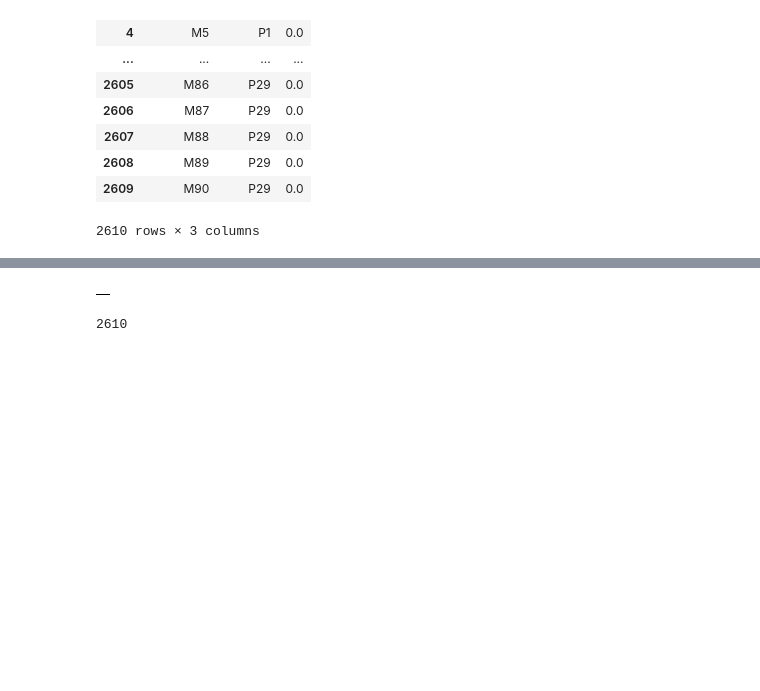
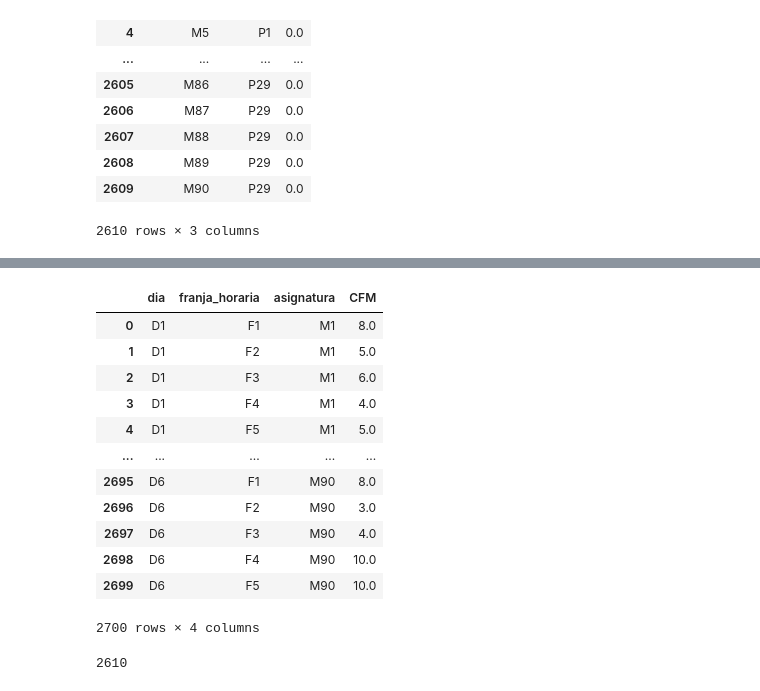
Before and after one commit to hfelizzola/Timetabling-Unisalle, a Jupyter notebook: Time_Tabling.ipynb, the cells around one changed output, grey strips where cells are left out. Cells and saved outputs as stored; diff of their text form; code cells hidden in the pictures; blank space fills up the shorter version.

```diff
--- a/Time_Tabling.ipynb
+++ b/Time_Tabling.ipynb
@@ -209,11 +266,23 @@ FP.head()
 # %%
 # CFM	Matriz con ponderación de costo estimado de insatisfacción de asignar en el día n en la franja i la asignatura j
 CFM = pd.read_excel('input_data.xlsx', sheet_name='CFM')
 #CFM.fillna(10, inplace=True)
 #CFM = CFM.melt(id_vars=['dia','franja_horaria'], value_vars=asignatura, var_name='asignatura', value_name='CFM')
-CFM.head()
+CFM
 # %% [output]
-|  |
+|  | dia | franja_horaria | asignatura | CFM |
+| 0 | D1 | F1 | M1 | 8.0 |
+| 1 | D1 | F2 | M1 | 5.0 |
+| 2 | D1 | F3 | M1 | 6.0 |
+| 3 | D1 | F4 | M1 | 4.0 |
+| 4 | D1 | F5 | M1 | 5.0 |
+| ... | ... | ... | ... | ... |
+| 2695 | D6 | F1 | M90 | 8.0 |
+| 2696 | D6 | F2 | M90 | 3.0 |
+| 2697 | D6 | F3 | M90 | 4.0 |
+| 2698 | D6 | F4 | M90 | 10.0 |
+| 2699 | D6 | F5 | M90 | 10.0 |
+2700 rows × 4 columns
 # %%
 # Número de franjas horarias de la asignatura j
 #TRESF = [0, 0, 0, 0, 0, 0, 0, 0, 0, 0, 0, 0, 0, 0, 0, 0, 0, 0, 0, 0, 0, 0, 0, 0, 0, 0, 0, 0, 0, 0, 0, 0, 0, 0, 0, 1, 1, 1, 1, 1, 1, 1, 1, 1, 1, 1, 1, 1, 1, 1, 1, 1, 1, 1, 1, 1, 1, 1, 1, 1, 1, 1, 1, 1, 1, 1, 1, 1, 1, 1, 1, 1, 1, 1, 1, 1, 1, 1, 1, 1, 1, 1, 1, 1, 1, 1, 1, 1, 1, 1]
```
Also changed, not shown: parts of 7 cells of this notebook.
